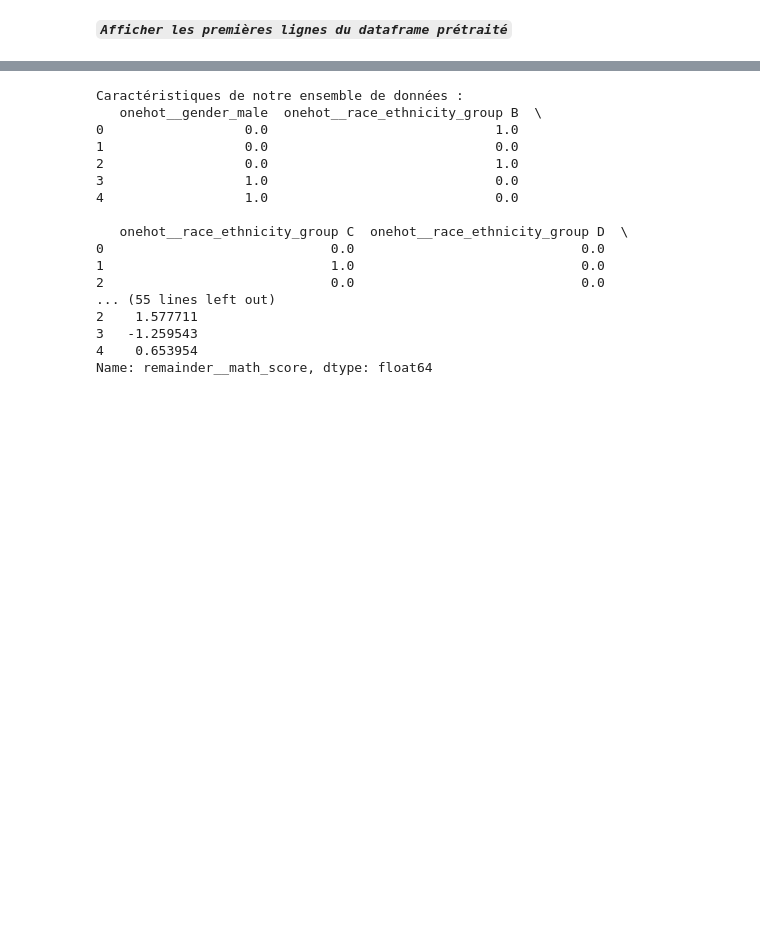
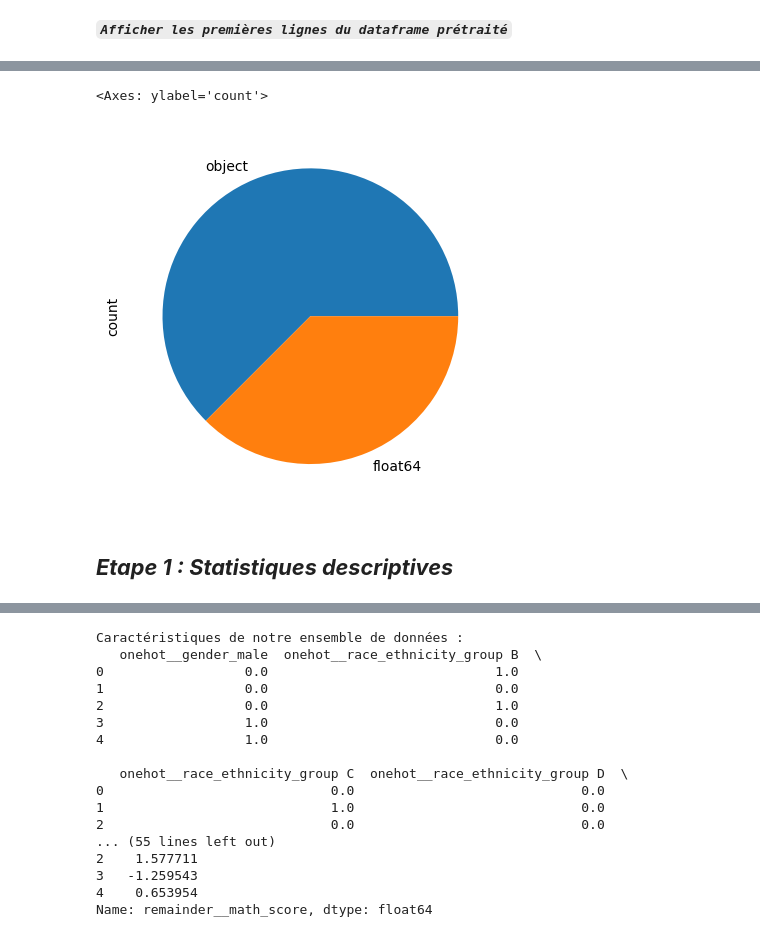
Before and after one commit to HaddoucheSara/ML_Mini_projet, a Jupyter notebook: Mini_projet_D’application.ipynb, the cells around one changed output, grey strips where cells are left out. Cells and saved outputs as stored; diff of their text form; code cells hidden in the pictures; blank space fills up the shorter version.

```diff
--- a/Mini_projet_D’application.ipynb
+++ b/Mini_projet_D’application.ipynb
@@ -139,0 +169,8 @@ data_preprocessed.head()
+# %%
+data.dtypes.value_counts().plot.pie()
+# %% [output]
+<Axes: ylabel='count'>
+[figure, added]
+# %% [markdown]
+
+##  ***Etape 1 : Statistiques descriptives***
```
Also changed, not shown: parts of 56 cells of this notebook.
